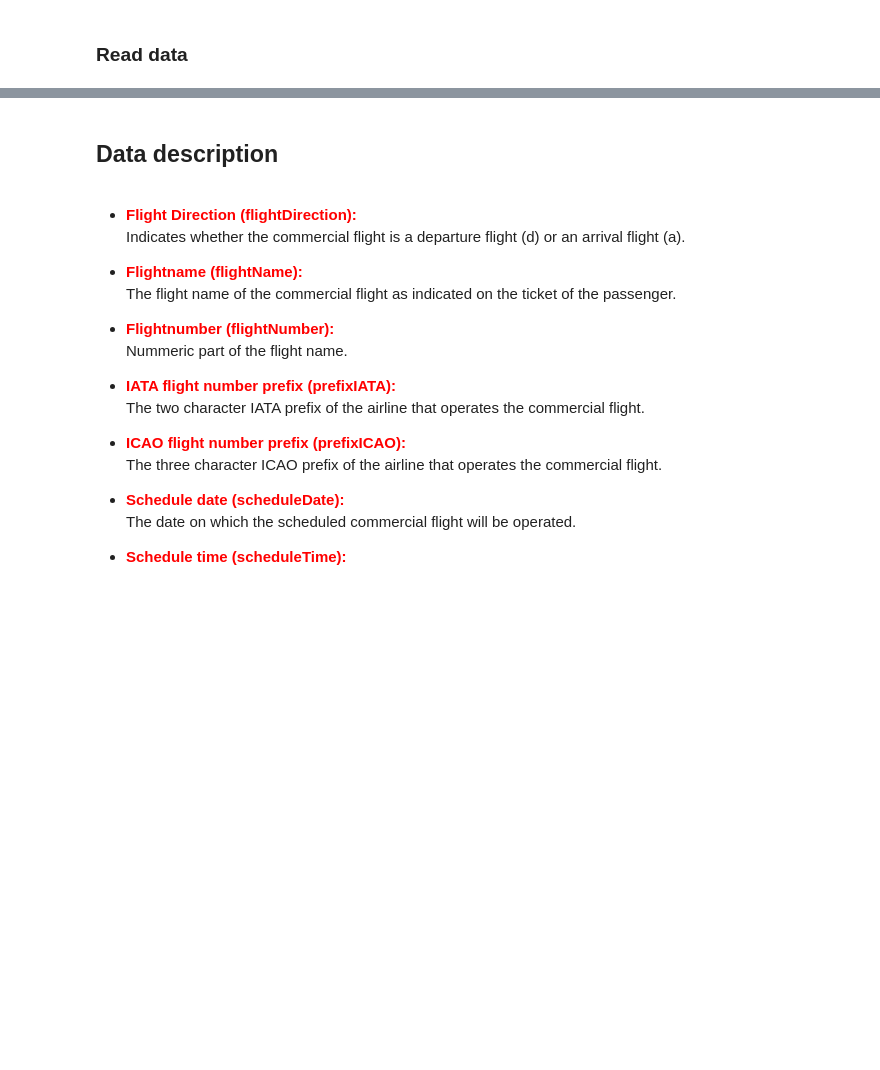
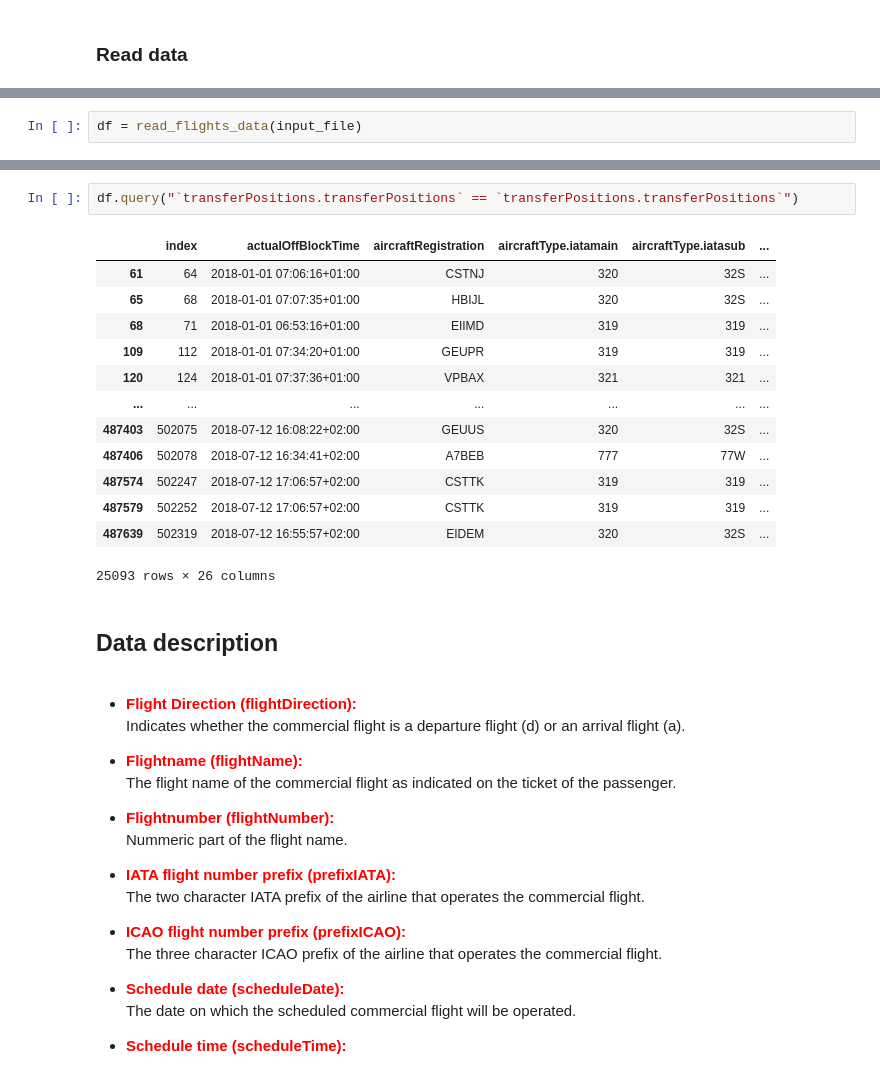
Before and after one commit to Lodewic/schiphol-assignment, a Jupyter notebook: notebooks/preprocess__flights_data.ipynb, the cells around one changed output, grey strips where cells are left out. Cells and saved outputs as stored; diff of their text form; blank space fills up the shorter version.

```diff
--- a/notebooks/preprocess__flights_data.ipynb
+++ b/notebooks/preprocess__flights_data.ipynb
@@ -31,0 +77,2 @@ Shape of data: (523275, 28)
+# %%
+df = read_flights_data(input_file)
@@ -42,3 +98,19 @@ df.head()
+# %%
+df.query("`transferPositions.transferPositions` == `transferPositions.transferPositions`")
+# %% [output]
+|  | index | actualOffBlockTime | aircraftRegistration | aircraftType.iatamain | aircraftType.iatasub | ... |
+| 61 | 64 | 2018-01-01 07:06:16+01:00 | CSTNJ | 320 | 32S | ... |
+| 65 | 68 | 2018-01-01 07:07:35+01:00 | HBIJL | 320 | 32S | ... |
+| 68 | 71 | 2018-01-01 06:53:16+01:00 | EIIMD | 319 | 319 | ... |
+| 109 | 112 | 2018-01-01 07:34:20+01:00 | GEUPR | 319 | 319 | ... |
+| 120 | 124 | 2018-01-01 07:37:36+01:00 | VPBAX | 321 | 321 | ... |
+| ... | ... | ... | ... | ... | ... | ... |
+| 487403 | 502075 | 2018-07-12 16:08:22+02:00 | GEUUS | 320 | 32S | ... |
+| 487406 | 502078 | 2018-07-12 16:34:41+02:00 | A7BEB | 777 | 77W | ... |
+| 487574 | 502247 | 2018-07-12 17:06:57+02:00 | CSTTK | 319 | 319 | ... |
+| 487579 | 502252 | 2018-07-12 17:06:57+02:00 | CSTTK | 319 | 319 | ... |
+| 487639 | 502319 | 2018-07-12 16:55:57+02:00 | EIDEM | 320 | 32S | ... |
+25093 rows × 26 columns
 # %% [markdown]
 ## Data description
 # %% [markdown]
```
Also changed, not shown: parts of 22 cells of this notebook.
